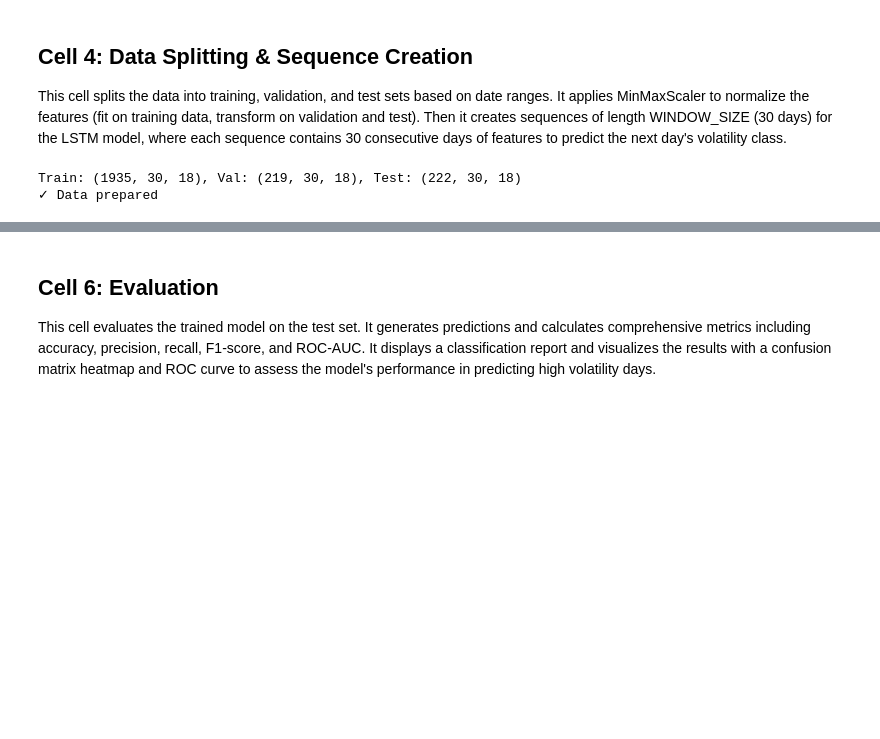
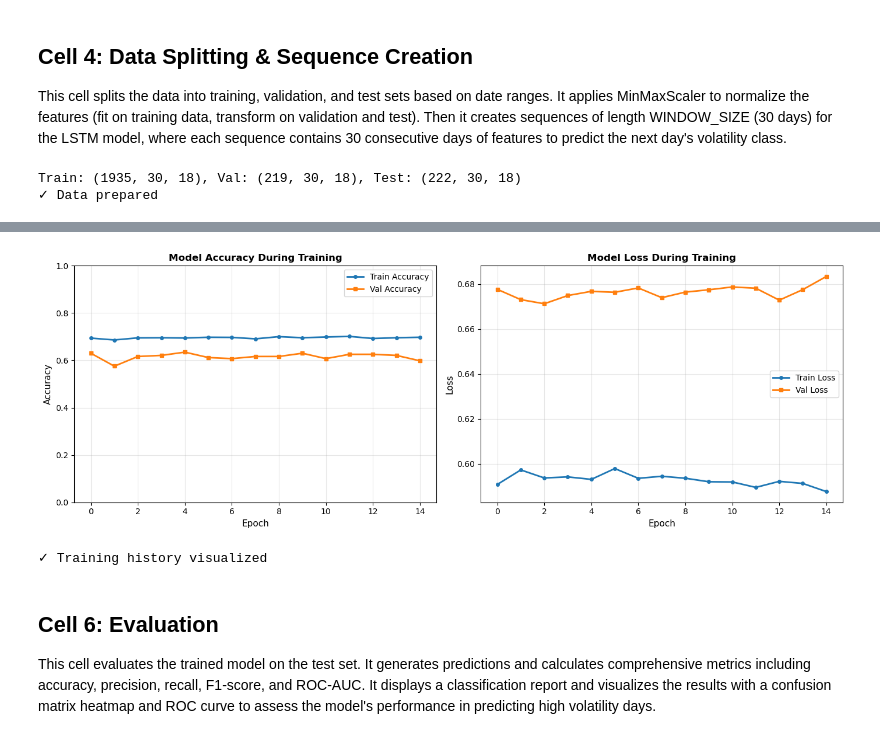
Before and after one commit to tonygonzalez14/CS4440-Final-Project, a Jupyter notebook: model_training.ipynb, the cells around one changed output, grey strips where cells are left out. Cells and saved outputs as stored; diff of their text form; code cells hidden in the pictures; blank space fills up the shorter version.

```diff
--- a/model_training.ipynb
+++ b/model_training.ipynb
@@ -409,0 +488,74 @@ Epoch 29: early stopping
+# %%
+# Train Model
+
+# Class weights
+from sklearn.utils.class_weight import compute_class_weight
+class_weights = compute_class_weight('balanced', classes=np.unique(y_train), y=y_train)
+class_weight_dict = {i: weight for i, weight in enumerate(class_weights)}
+
+print("="*60)
+print("TRAINING CONFIGURATION")
+print("="*60)
+print(f"Training samples: {len(X_train)}")
+print(f"Validation samples: {len(X_val)}")
+print(f"Batch size: {BATCH_SIZE}")
+print(f"Max epochs: {EPOCHS}")
+print(f"Learning rate: {LEARNING_RATE}")
+print(f"Class weights: {class_weight_dict}")
+print("="*60)
+
+# Callbacks
+os.makedirs('models', exist_ok=True)
+early_stopping = EarlyStopping(monitor='val_accuracy', patience=10, restore_best_weights=True, verbose=1)
+model_checkpoint = ModelCheckpoint('models/sp500_volatility_best.h5', monitor='val_accuracy', save_best_only=True, verbose=1)
+
+print("\nStarting training...")
+print("-"*60)
+
+# Train
+history = model.fit(
+    X_train, y_train,
+    batch_size=BATCH_SIZE,
+    epochs=EPOCHS,
+    validation_data=(X_val, y_val),
+    callbacks=[early_stopping, model_checkpoint],
+    class_weight=class_weight_dict,
+    verbose=1
+)
+
+print("\n" + "="*60)
+print("TRAINING COMPLETE")
+print("="*60)
+print(f"Best validation accuracy: {max(history.history['val_accuracy']):.4f}")
+print(f"Final training accuracy: {history.history['accuracy'][-1]:.4f}")
+print(f"Final validation accuracy: {history.history['val_accuracy'][-1]:.4f}")
+print(f"Total epochs trained: {len(history.history['accuracy'])}")
+print("="*60)
+
+# Plot training history
+fig, axes = plt.subplots(1, 2, figsize=(14, 5))
+
+# Accuracy plot
+axes[0].plot(history.history['accuracy'], label='Train Accuracy', linewidth=2, marker='o', markersize=4)
+axes[0].plot(history.history['val_accuracy'], label='Val Accuracy', linewidth=2, marker='s', markersize=4)
+axes[0].set_title('Model Accuracy During Training', fontsize=12, fontweight='bold')
+axes[0].set_xlabel('Epoch', fontsize=11)
+axes[0].set_ylabel('Accuracy', fontsize=11)
+axes[0].legend(fontsize=10)
+axes[0].grid(True, alpha=0.3)
+axes[0].set_ylim([0, 1])
+
+# Loss plot
+axes[1].plot(history.history['loss'], label='Train Loss', linewidth=2, marker='o', markersize=4)
+axes[1].plot(history.history['val_loss'], label='Val Loss', linewidth=2, marker='s', markersize=4)
+axes[1].set_title('Model Loss During Training', fontsize=12, fontweight='bold')
+axes[1].set_xlabel('Epoch', fontsize=11)
+axes[1].set_ylabel('Loss', fontsize=11)
+axes[1].legend(fontsize=10)
+axes[1].grid(True, alpha=0.3)
+
+plt.tight_layout()
+plt.show()
+
+print("✓ Training history visualized")
+# %% [output]
@@ -410,3 +579,5 @@ Epoch 29: early stopping
+[figure, added]
+✓ Training history visualized
 # %% [markdown]
 ## Cell 6: Evaluation
 
```
Also changed, not shown: parts of 5 cells of this notebook, 3 other files.
